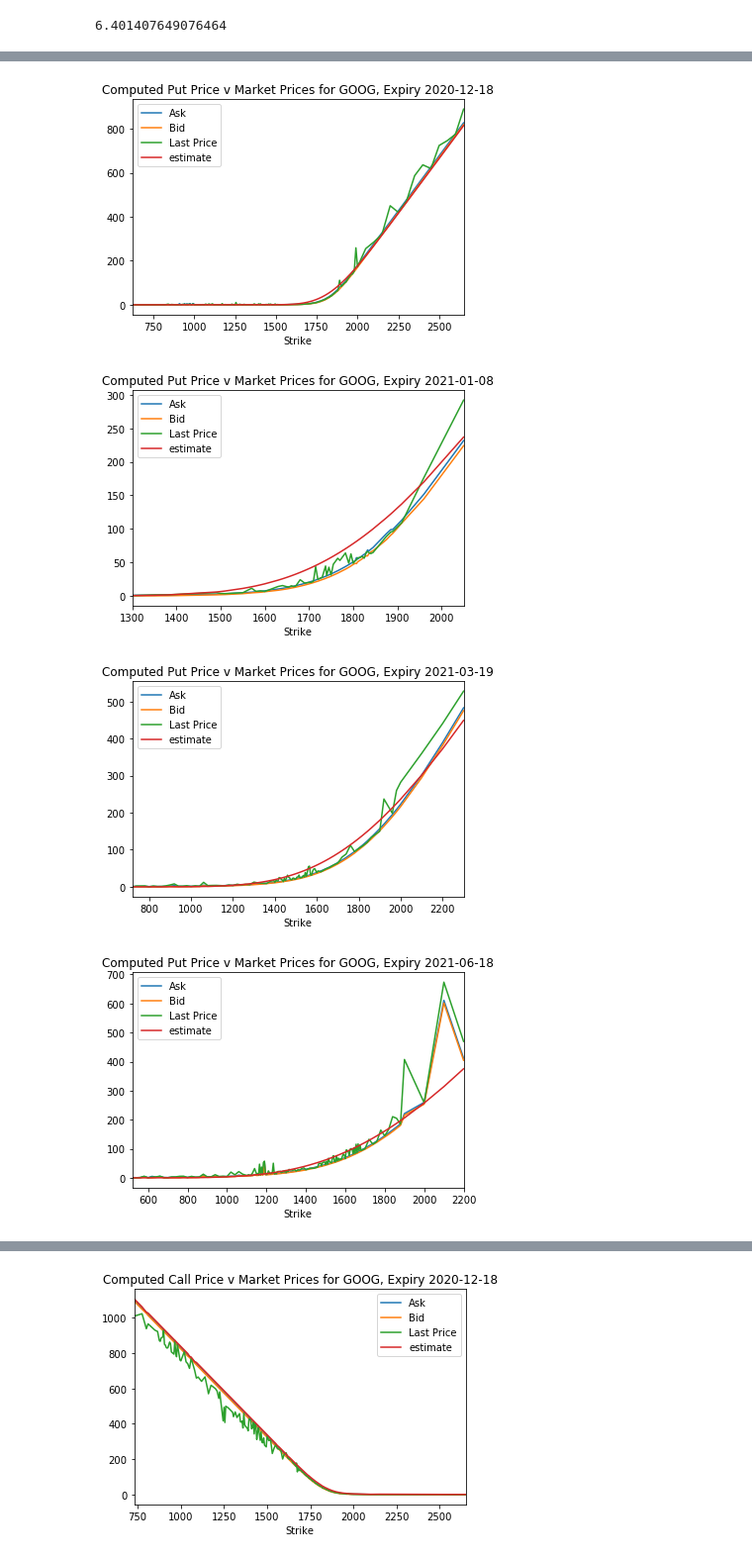
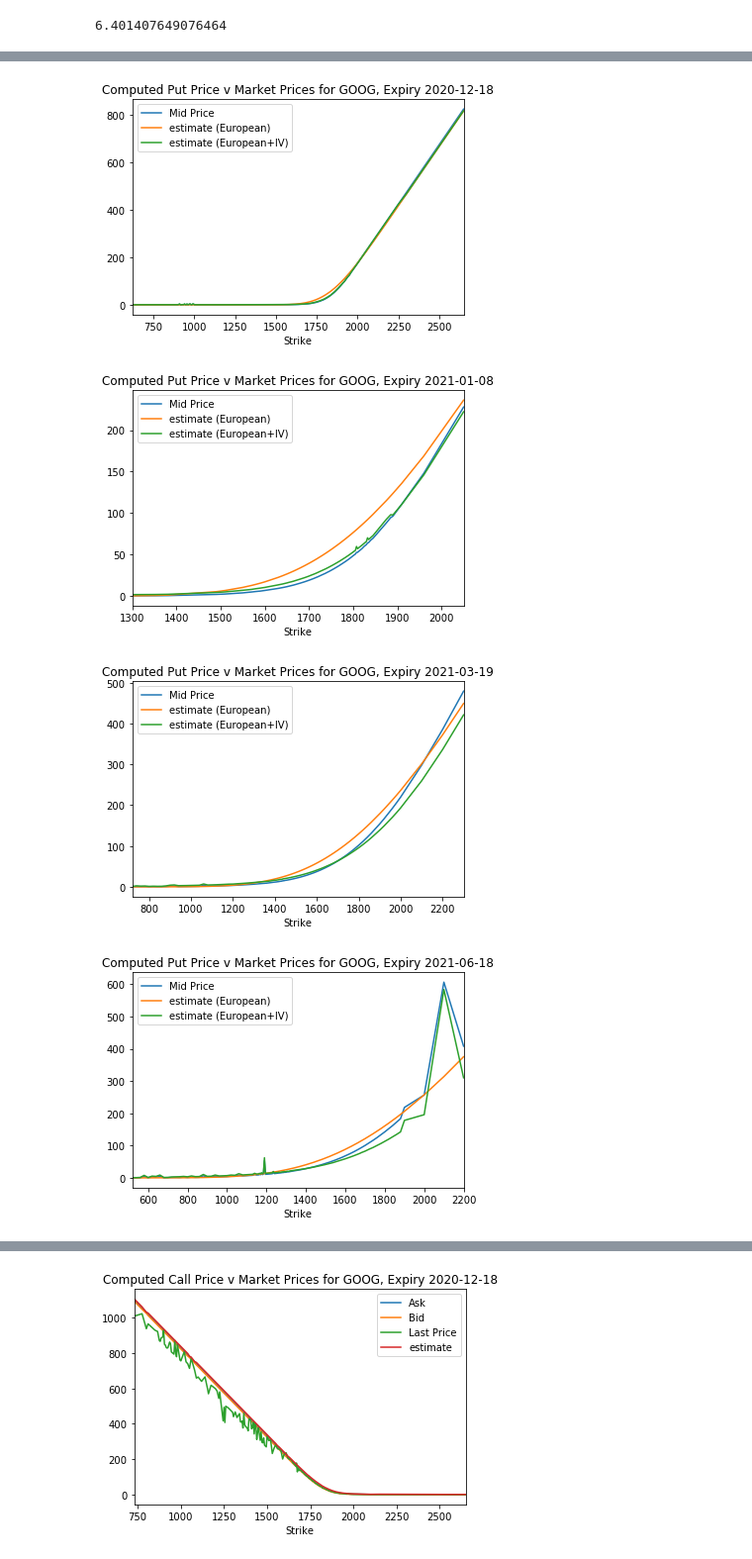
Before and after one commit to Maosef/options_pricing, a Jupyter notebook: option pricing active.ipynb, the cells around one changed output, grey strips where cells are left out. Shown at 99% size. Drawn from its saved outputs; the diff is of its cells as text; code cells hidden in the pictures.

```diff
--- a/option pricing active.ipynb
+++ b/option pricing active.ipynb
@@ -247,6 +248,7 @@ calls_estimate_df = []
 
 #for each strike date, run BSM for different strikes on calls
 for i in range(0,5):
+    estimate_iv_list = []
     for x in range(calls_index[i][0],calls_index[i][1]):
         value_s = black_scholes(S = cur_stock_price,
                                 K = calls_df[i]['Strike'][x],
@@ -256,18 +258,29 @@ for i in range(0,5):
                                 option_type = 'call')
         calls_estimate[i].append(value_s)
 
+        estimate_iv_list.append(black_scholes(S = cur_stock_price,
+                                K = calls_df[i]['Strike'][x],
+                                T = time_to_expiration[i],
+                                r = rfr[i],
+                                sigma = calls_df[i]['Implied Volatility'][x],
+                                option_type = 'call')
+                               )
+
 # merge the real and computed dataframes to compare results
     #print(calls_estimate[i])
-    df_list = pd.DataFrame(data=calls_estimate[i], index=calls_df[i].index[calls_index[i][0]:calls_index[i][1]])
+#     df_list = pd.DataFrame(data=calls_estimate[i], index=calls_df[i].index[calls_index[i][0]:calls_index[i][1]])
+    df_list = pd.DataFrame(data={'estimate (European)': calls_estimate[i], 'estimate (European+IV)': estimate_iv_list}, index=calls_df[i].index[calls_index[i][0]:calls_index[i][1]])
+
     #print(df_list)
-    df_list['estimate'] = df_list[0]
-    del df_list[0]
+#     df_list['estimate'] = df_list[0]
+#     del df_list[0]
     calls_estimate_df.append(calls_df[i].merge(df_list, right_index = True, left_index = True))
 
 puts_estimate_df = []
 
 #for each strike date, run BSM for different strikes on calls
 for i in range(0,5):
+    estimate_iv_list = []
     for x in range(puts_index[i][0],puts_index[i][1]):
         value_s = black_scholes(S = cur_stock_price,
                                 K = puts_df[i]['Strike'][x],
@@ -277,11 +290,16 @@ for i in range(0,5):
                                 option_type = 'put')
         puts_estimate[i].append(value_s)
 
+        estimate_iv_list.append(black_scholes(S = cur_stock_price,
+                                K = puts_df[i]['Strike'][x],
+                                T = time_to_expiration[i],
+                                r = rfr[i],
+                                sigma = puts_df[i]['Implied Volatility'][x],
+                                option_type = 'put')
+                               )
+
 # merge the real and computed dataframes to compare results
     #print(calls_estimate[i])
-    df_list = pd.DataFrame(data=puts_estimate[i], index=puts_df[i].index[puts_index[i][0]:puts_index[i][1]])
-    #print(df_list)
-    df_list['estimate'] = df_list[0]
-    del df_list[0]
+    df_list = pd.DataFrame(data={'estimate (European)': puts_estimate[i], 'estimate (European+IV)': estimate_iv_list}, index=puts_df[i].index[puts_index[i][0]:puts_index[i][1]])
     puts_estimate_df.append(puts_df[i].merge(df_list, right_index = True, left_index = True))
 # %% [output]
@@ -293,0 +312,3 @@ cur_stock_price: 1827.9899899999998, time to expiration: 1.2380952380952381, rfr
+# %%
+for i in range(0,5)
+puts_estimate_df[0].head()
@@ -299,5 +327,6 @@ for df_list in [calls_estimate_df, puts_estimate_df]:
 # plot call prices across strikes
 
 for i in range(0,5):
-    calls_estimate_df[i].plot(x='Strike',y=['Ask','Bid','Last Price','estimate'], title='Computed Call Price v Market Prices for {}, Expiry {}'.format(ticker, expiration_datetime[i].date()))
+#     calls_estimate_df[i].plot(x='Strike',y=['Ask','Bid','Last Price','estimate'], title='Computed Call Price v Market Prices for {}, Expiry {}'.format(ticker, expiration_datetime[i].date()))
+        calls_estimate_df[i].plot(x='Strike',y=['Mid Price','estimate (European)','estimate (European+IV)'], title='Computed Call Price v Market Prices for {}, Expiry {}'.format(ticker, expiration_datetime[i].date()))
 # %% [output]
@@ -309,10 +338,11 @@ for i in range(0,5):
 # %%
 # plot put prices across strikes
 
 for i in range(0,5):
-    puts_estimate_df[i].plot(x='Strike',y=['Ask','Bid','Last Price','estimate'], title='Computed Put Price v Market Prices for {}, Expiry {}'.format(ticker, expiration_datetime[i].date()))
+#     puts_estimate_df[i].plot(x='Strike',y=['Ask','Bid','Last Price','estimate'], title='Computed Put Price v Market Prices for {}, Expiry {}'.format(ticker, expiration_datetime[i].date()))
+        puts_estimate_df[i].plot(x='Strike',y=['Mid Price','estimate (European)','estimate (European+IV)'], title='Computed Put Price v Market Prices for {}, Expiry {}'.format(ticker, expiration_datetime[i].date()))
 # %% [output]
-[figure, old version]
+[figure, new version]
-[figure, old version]
+[figure, new version]
-[figure, old version]
+[figure, new version]
-[figure, old version]
+[figure, new version]
```
Also changed, not shown: parts of 13 cells of this notebook.
